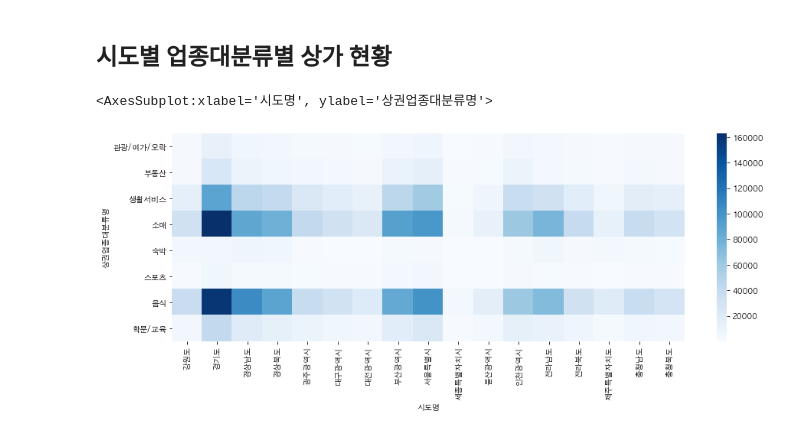
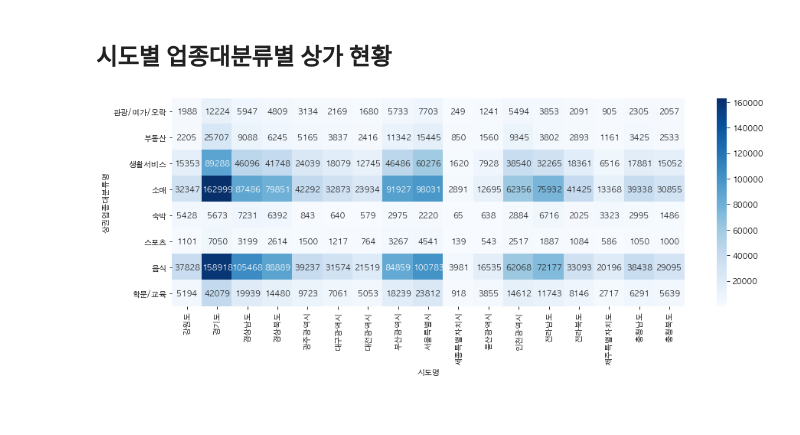
Before and after one commit to limetree-indigo/python-visualization, a Jupyter notebook: 14 상가상권정보분석 및 시각화/14 상가상권정보분석 및 시각화.ipynb, the cells around one changed output. Cells and saved outputs as stored; diff of their text form; code cells hidden in the pictures.

```diff
--- a/14 상가상권정보분석 및 시각화/14 상가상권정보분석 및 시각화.ipynb
+++ b/14 상가상권정보분석 및 시각화/14 상가상권정보분석 및 시각화.ipynb
@@ -443,7 +443,7 @@ plt.show()
 df_store_pivot = df_store.pivot_table(index='상권업종대분류명',columns='시도명',values='상호명',aggfunc='count')
 # %%
 plt.figure(figsize=(15,5))
-sns.heatmap(df_store_pivot, cmap='Blues')
+sns.heatmap(df_store_pivot, cmap='Blues', annot=True, fmt='d')
+plt.show()
 # %% [output]
-<AxesSubplot:xlabel='시도명', ylabel='상권업종대분류명'>
-[figure, old version]
+[figure, new version]
```
Also changed, not shown: parts of 9 cells of this notebook.
